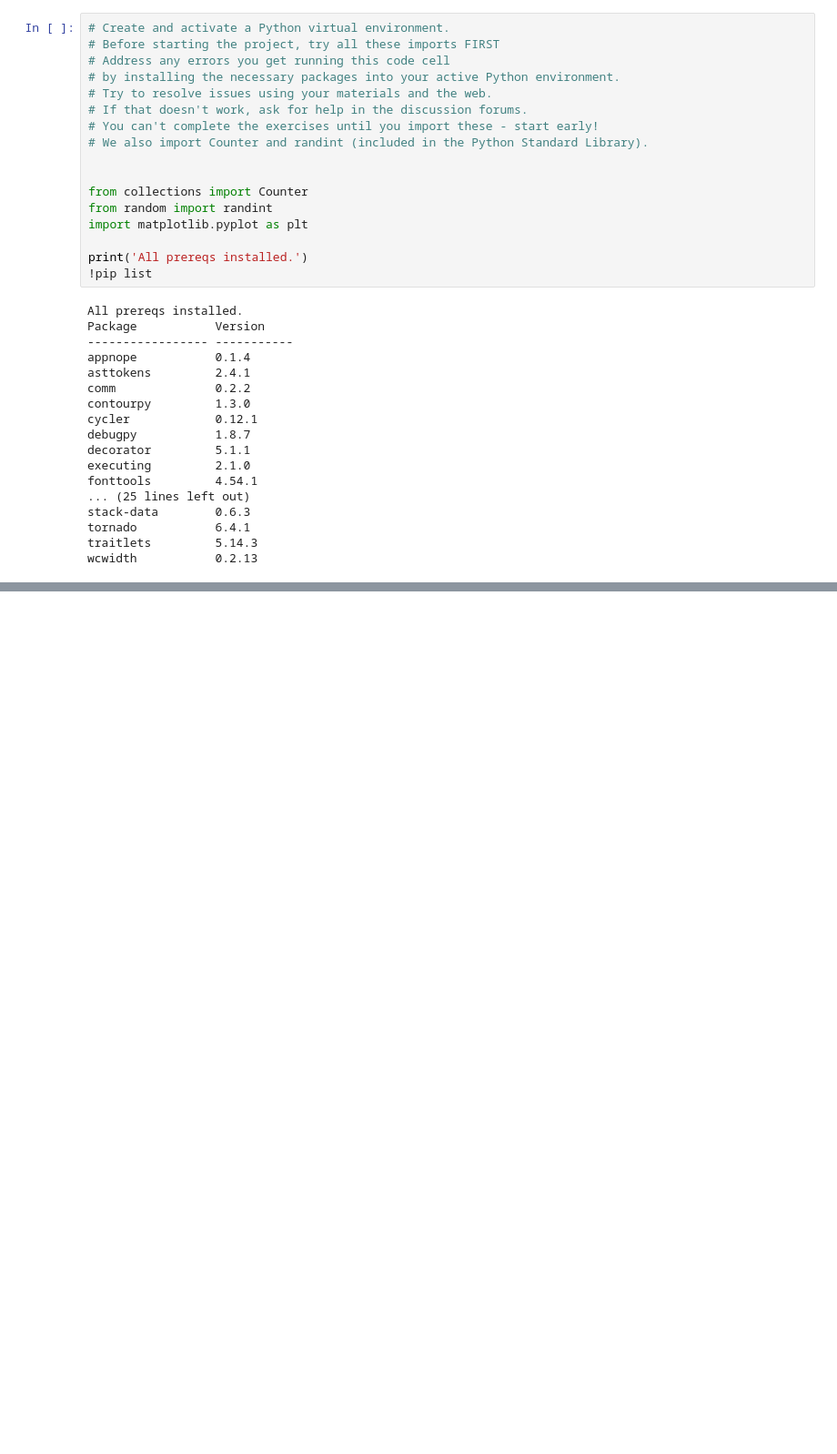
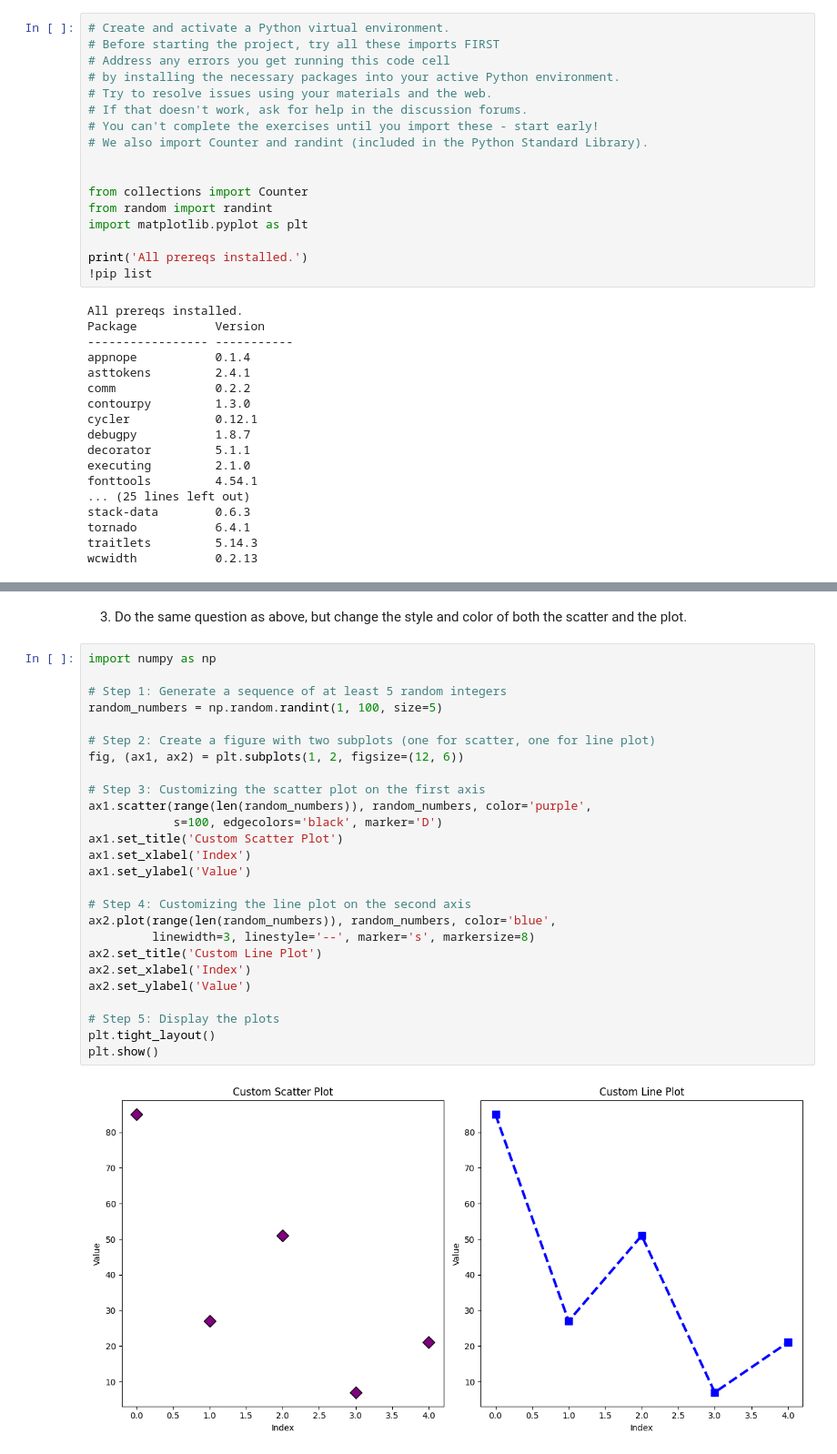
Before and after one commit to evandobler98/module-3-wmnlp, a Jupyter notebook: pyplot.ipynb, the cells around one changed output, grey strips where cells are left out. Shown at 91% size. Cells and saved outputs as stored; diff of their text form; blank space fills up the shorter version.

```diff
--- a/pyplot.ipynb
+++ b/pyplot.ipynb
@@ -49,0 +78,30 @@ wcwidth           0.2.13
+# %% [markdown]
+3. Do the same question as above, but change the style and color of both the scatter and the plot.
+# %%
+import numpy as np
+
+# Step 1: Generate a sequence of at least 5 random integers
+random_numbers = np.random.randint(1, 100, size=5)
+
+# Step 2: Create a figure with two subplots (one for scatter, one for line plot)
+fig, (ax1, ax2) = plt.subplots(1, 2, figsize=(12, 6))
+
+# Step 3: Customizing the scatter plot on the first axis
+ax1.scatter(range(len(random_numbers)), random_numbers, color='purple',
+            s=100, edgecolors='black', marker='D')
+ax1.set_title('Custom Scatter Plot')
+ax1.set_xlabel('Index')
+ax1.set_ylabel('Value')
+
+# Step 4: Customizing the line plot on the second axis
+ax2.plot(range(len(random_numbers)), random_numbers, color='blue',
+         linewidth=3, linestyle='--', marker='s', markersize=8)
+ax2.set_title('Custom Line Plot')
+ax2.set_xlabel('Index')
+ax2.set_ylabel('Value')
+
+# Step 5: Display the plots
+plt.tight_layout()
+plt.show()
+# %% [output]
+[figure, added]
```
Also changed, not shown: parts of 4 cells of this notebook, 1 other file.
